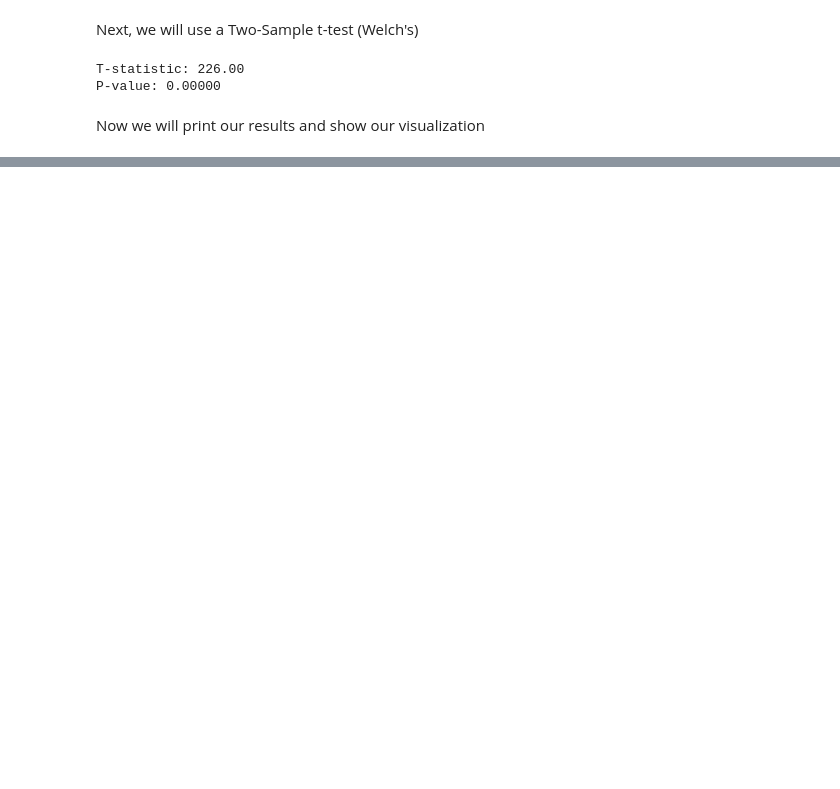
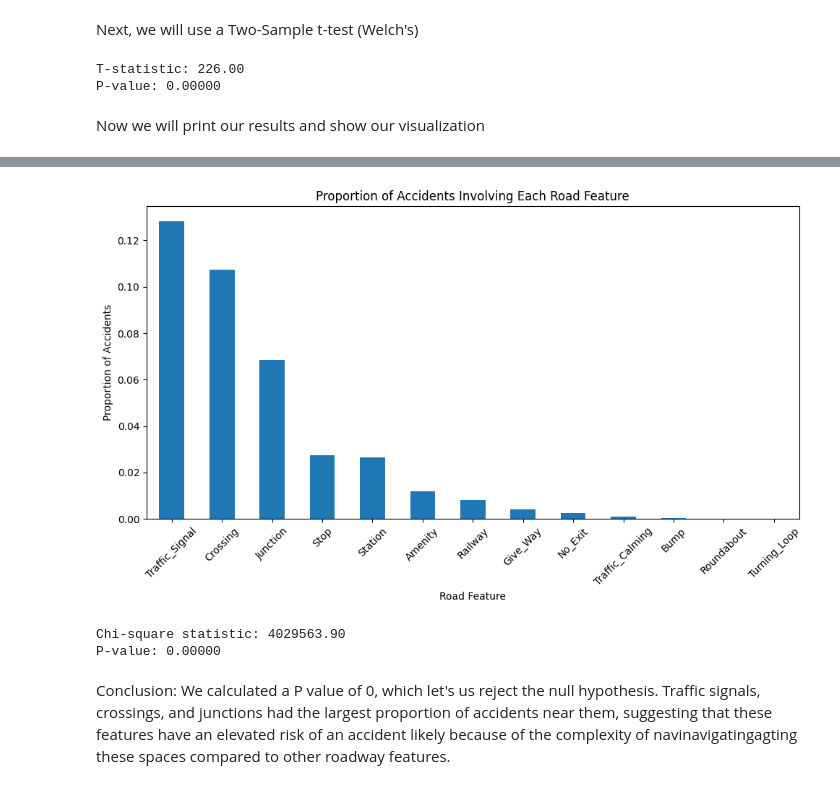
Before and after one commit to tkomm4/tkomm4.github.io, a Jupyter notebook: DataProcessing (1).ipynb, the cells around one changed output, grey strips where cells are left out. Drawn from its saved outputs; the diff is of its cells as text; code cells hidden in the pictures; blank space fills up the shorter version.

```diff
--- a/DataProcessing (1).ipynb
+++ b/DataProcessing (1).ipynb
@@ -10,0 +13,6 @@ df = pd.read_csv("Data/US_Accidents_March23.csv")
+# %%
+path = kagglehub.dataset_download("sobhanmoosavi/us-accidents")
+
+csv_path = os.path.join(path, "US_Accidents_March23.csv")
+
+df = pd.read_csv(csv_path)
@@ -144,0 +157,31 @@ Conclusion 3:
+# %%
+
+binary_cols = [
+    "Amenity", "Bump", "Crossing", "Give_Way", "Junction", "No_Exit",
+    "Railway", "Roundabout", "Station", "Stop", "Traffic_Calming",
+    "Traffic_Signal", "Turning_Loop"
+]
+
+road_feature_proportions = df[binary_cols].mean().sort_values(ascending=False)
+
+plt.figure(figsize=(10, 6))
+road_feature_proportions.plot(kind="bar")
+plt.title("Proportion of Accidents Involving Each Road Feature")
+plt.ylabel("Proportion of Accidents")
+plt.xlabel("Road Feature")
+plt.xticks(rotation=45)
+plt.tight_layout()
+plt.show()
+
+observed = road_feature_proportions.values * len(df)
+expected = [observed.mean()] * len(observed)
+
+chi_stat, p_val = chisquare(f_obs=observed, f_exp=expected)
+print(f"Chi-square statistic: {chi_stat:.2f}")
+print(f"P-value: {p_val:.5f}")
+# %% [output]
+[figure, added]
+Chi-square statistic: 4029563.90
+P-value: 0.00000
+# %% [markdown]
+Conclusion: We calculated a P value of 0, which let's us reject the null hypothesis. Traffic signals, crossings, and junctions had the largest proportion of accidents near them, suggesting that these features have an elevated risk of an accident likely because of the complexity of navinavigatingagting these spaces compared to other roadway features.
```
Also changed, not shown: parts of 13 cells of this notebook, 1 other file.
